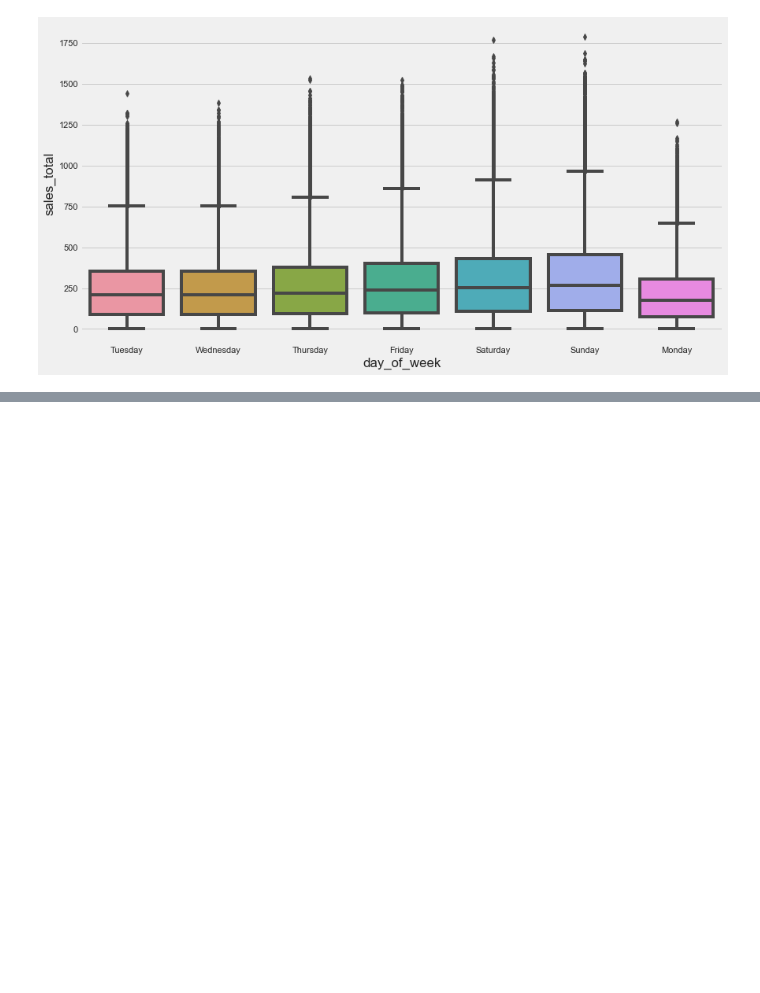
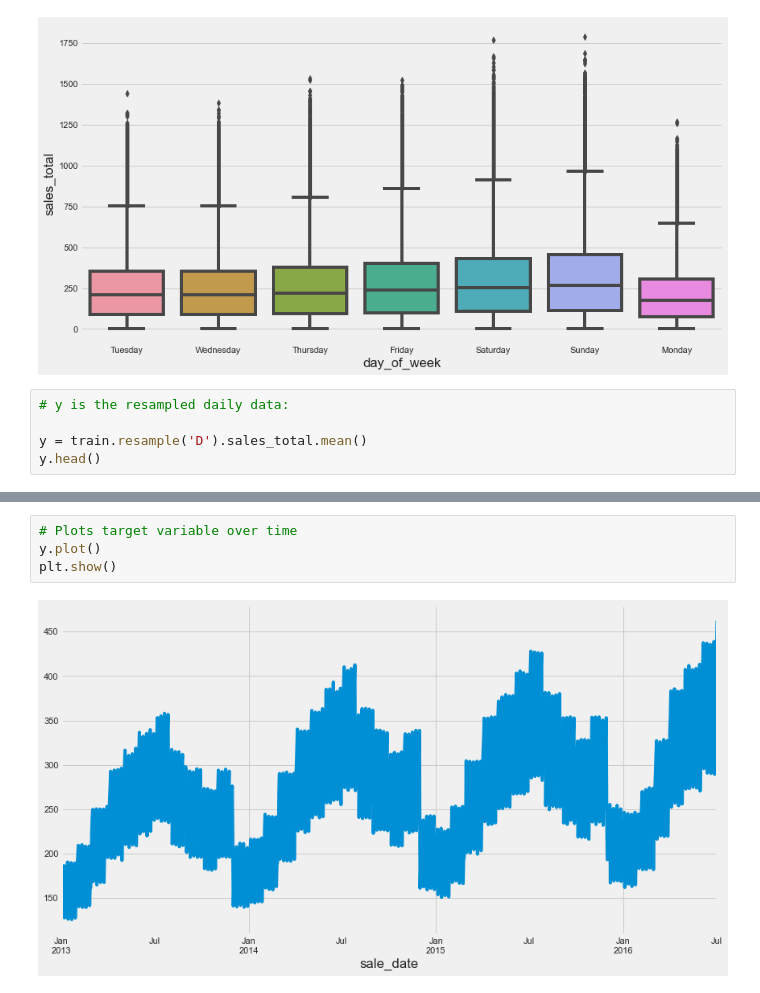
Before and after one commit to aliciag92/time-series-exercises, a Jupyter notebook: explore.ipynb, the cells around one changed output, grey strips where cells are left out. Drawn from its saved outputs; the diff is of its cells as text; blank space fills up the shorter version.

```diff
--- a/explore.ipynb
+++ b/explore.ipynb
@@ -142,3 +144,8 @@ sns.boxplot(data = train, x = 'day_of_week', y = 'sales_total')
 # %% [output]
 <AxesSubplot:xlabel='day_of_week', ylabel='sales_total'>
 [figure]
+# %%
+# y is the resampled daily data:
+
+y = train.resample('D').sales_total.mean()
+y.head()
@@ -144,0 +160,6 @@ sns.boxplot(data = train, x = 'day_of_week', y = 'sales_total')
+# %%
+# Plots target variable over time
+y.plot()
+plt.show()
+# %% [output]
+[figure, added]
```
Also changed, not shown: parts of 45 cells of this notebook.
